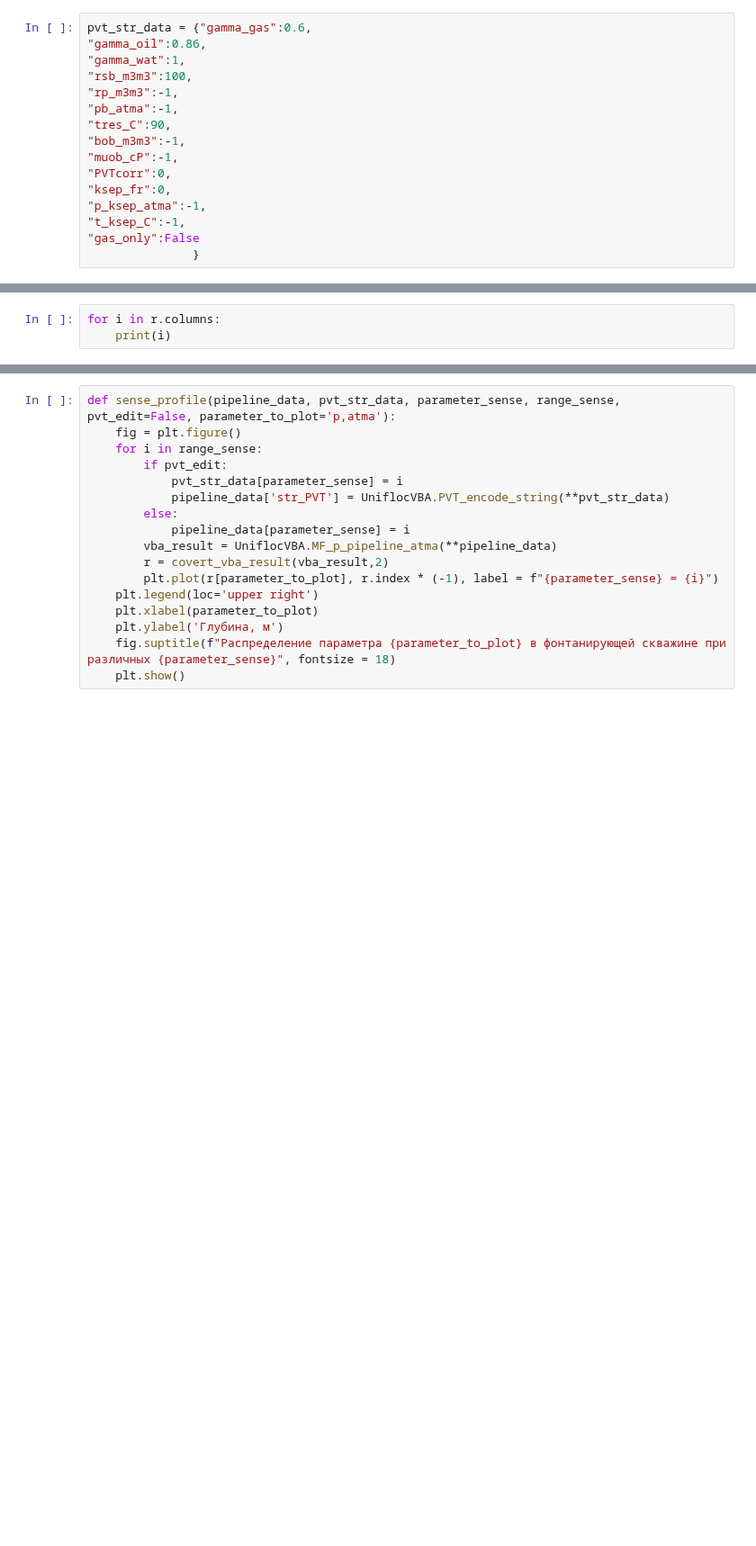
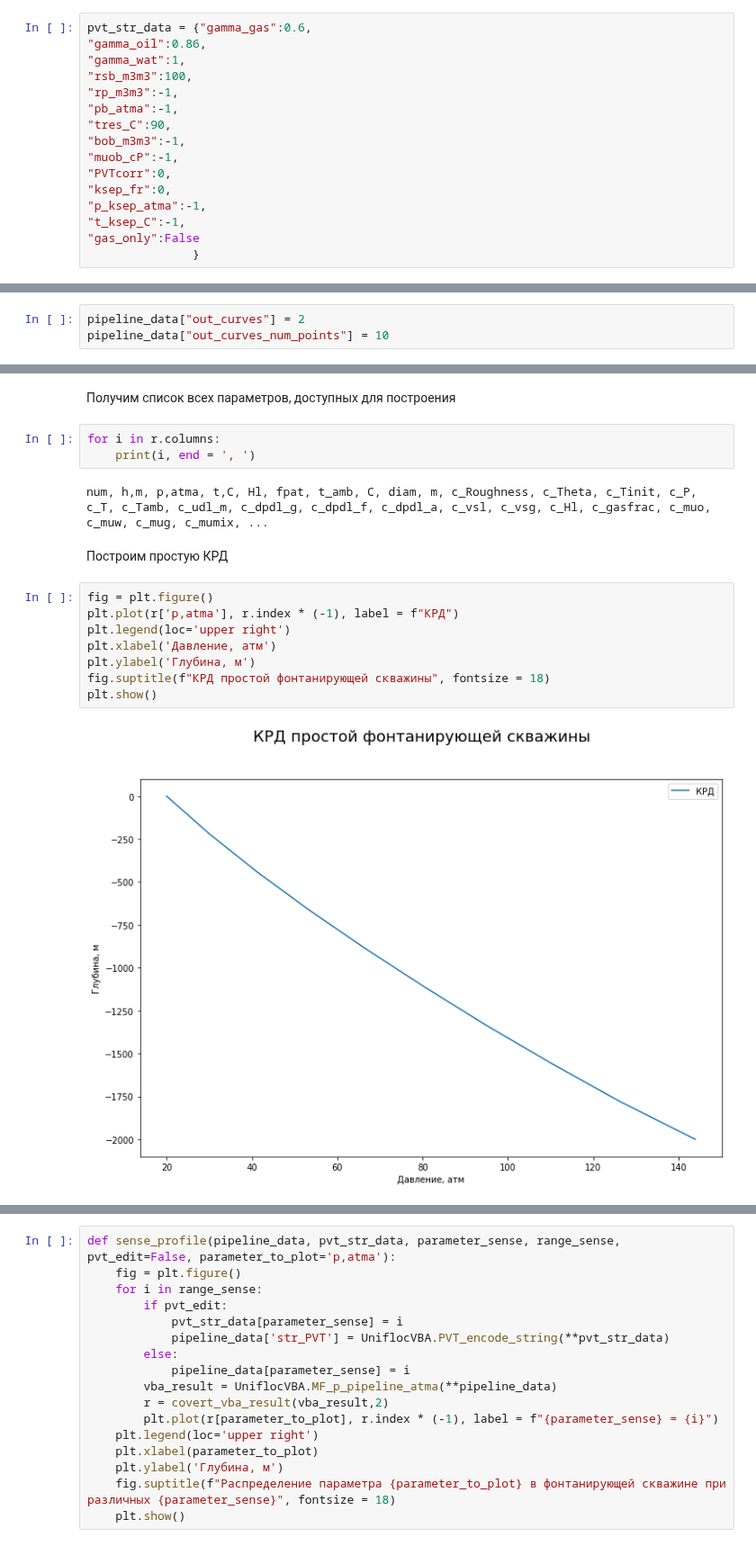
Before and after one commit to unifloc/unifloc_vba, a Jupyter notebook: examples_python/ex056.MF_VLP.ipynb, the cells around one changed output, grey strips where cells are left out. Shown at 90% size. Saved outputs shown, nothing was run; the diff lists cells and outputs as text; blank space fills up the shorter version.

```diff
--- a/examples_python/ex056.MF_VLP.ipynb
+++ b/examples_python/ex056.MF_VLP.ipynb
@@ -104,0 +128,3 @@ pipeline_data = {"p_calc_from_atma": 20,
+# %%
+pipeline_data["out_curves"] = 2
+pipeline_data["out_curves_num_points"] = 10
@@ -109,3 +195,19 @@ r
+# %% [markdown]
+Получим список всех параметров, доступных для построения
 # %%
 for i in r.columns:
-    print(i)
+    print(i, end = ', ')
+# %% [output]
+num, h,m, p,atma, t,C, Hl, fpat, t_amb, C, diam, m, c_Roughness, c_Theta, c_Tinit, c_P, c_T, c_Tamb, c_udl_m, c_dpdl_g, c_dpdl_f, c_dpdl_a, c_vsl, c_vsg, c_Hl, c_gasfrac, c_muo, c_muw, c_mug, c_mumix, ...
+# %% [markdown]
+Построим простую КРД
+# %%
+fig = plt.figure()
+plt.plot(r['p,atma'], r.index * (-1), label = f"КРД")
+plt.legend(loc='upper right')
+plt.xlabel('Давление, атм')
+plt.ylabel('Глубина, м')
+fig.suptitle(f"КРД простой фонтанирующей скважины", fontsize = 18)
+plt.show()
+# %% [output]
+[figure, added]
```
Also changed, not shown: parts of 35 cells of this notebook, 2 other files.
